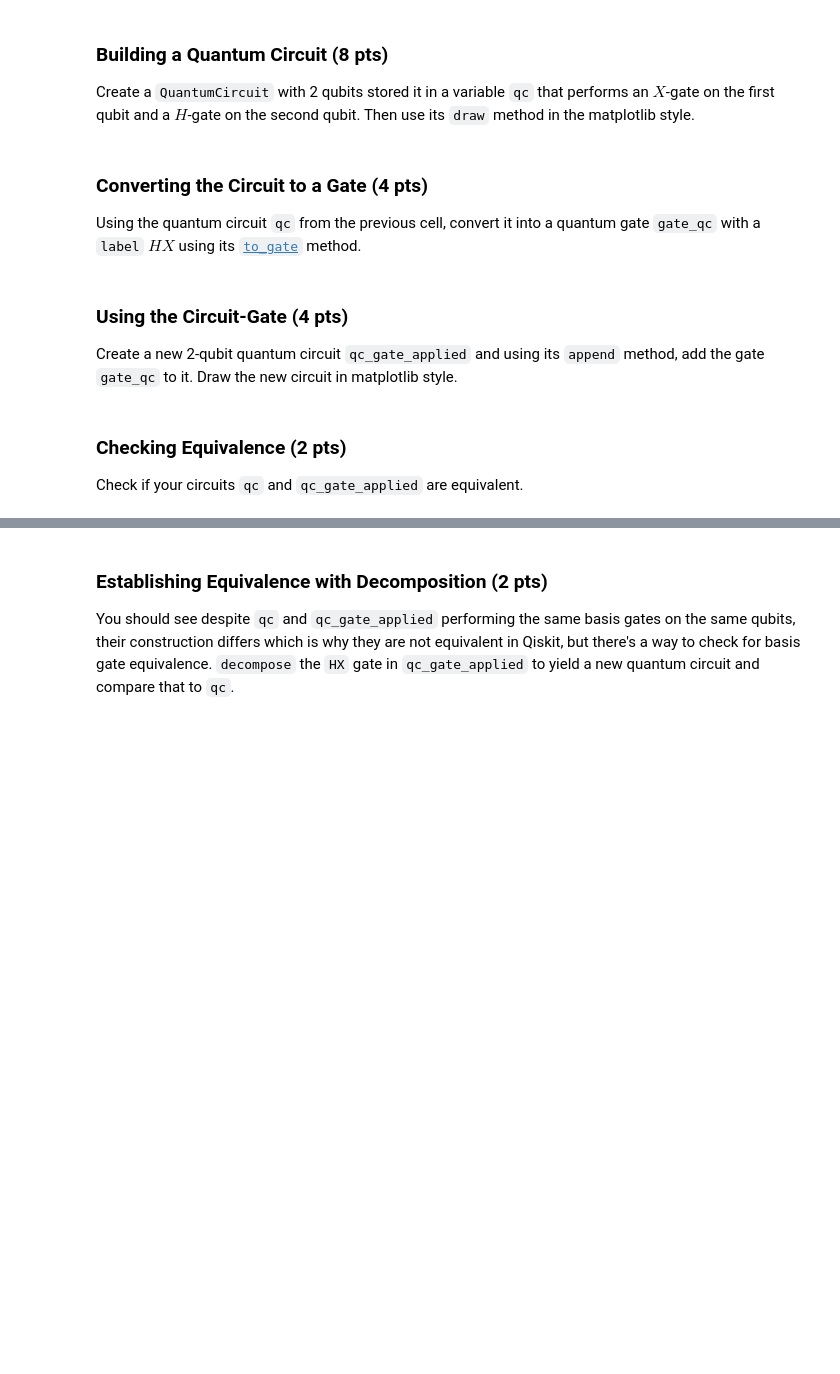
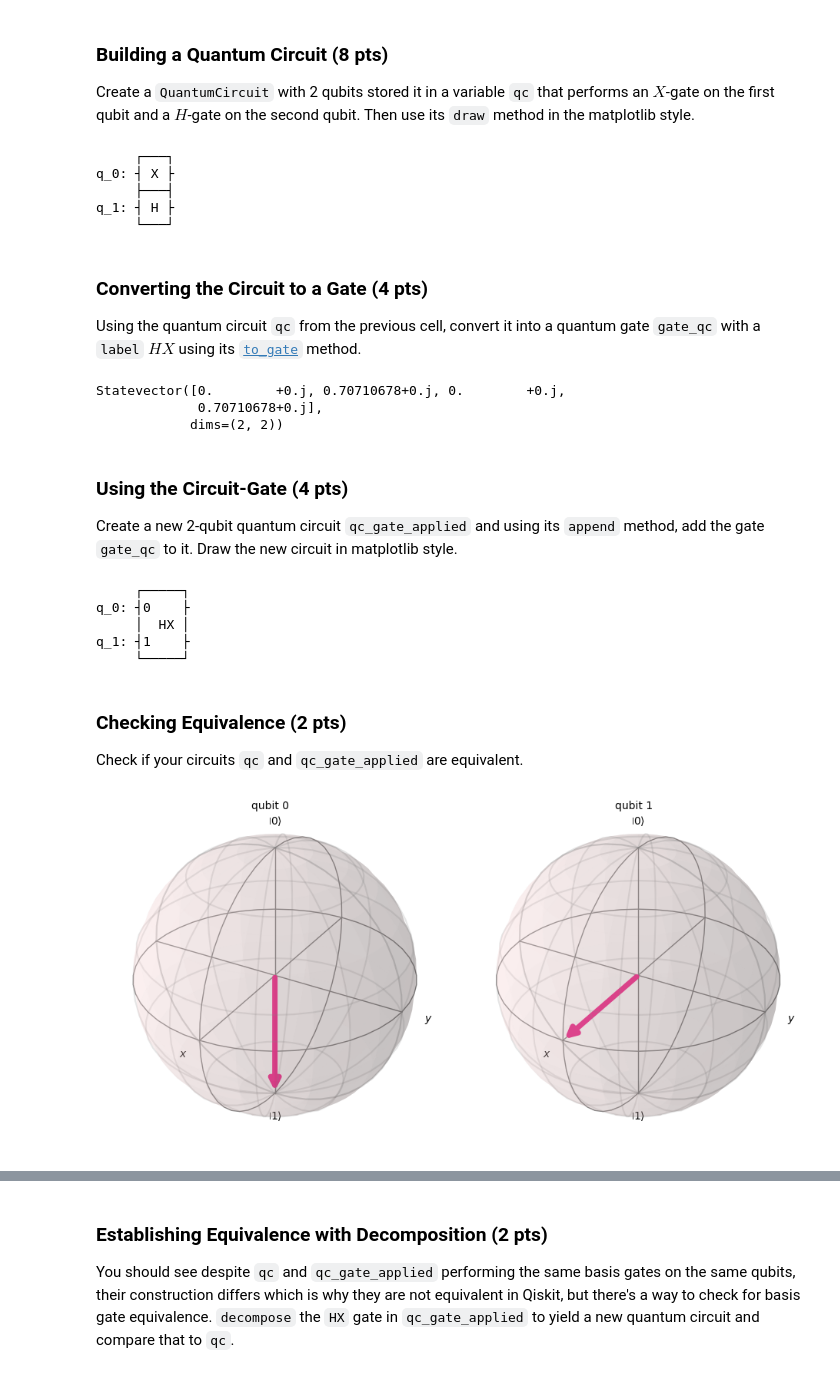
Before and after one commit to lilplatypus8/wsu-schoolwork, a Jupyter notebook: Spring-2026/Quantum-Gates-Homework/Quantum Gates Homework.ipynb, the cells around one changed output, grey strips where cells are left out. Saved outputs shown, nothing was run; the diff lists cells and outputs as text; code cells hidden in the pictures; blank space fills up the shorter version.

```diff
--- a/Spring-2026/Quantum-Gates-Homework/Quantum Gates Homework.ipynb
+++ b/Spring-2026/Quantum-Gates-Homework/Quantum Gates Homework.ipynb
@@ -411,6 +434,16 @@ You will create [`QuantumCircuit`](https://docs.quantum.ibm.com/api/qiskit/qiski
 Create a `QuantumCircuit` with 2 qubits stored it in a variable `qc` that performs an $X$-gate on the first qubit and a $H$-gate on the second qubit. Then use its `draw` method in the matplotlib style.
 # %%
 # YOUR CODE BELOW
+qc = QuantumCircuit(2)
+qc.x(0)
+qc.h(1)
+qc.draw()
+# %% [output]
+     ┌───┐
+q_0: ┤ X ├
+     ├───┤
+q_1: ┤ H ├
+     └───┘
 # %% [markdown]
 ### Converting the Circuit to a Gate (4 pts)
 Using the quantum circuit `qc` from the previous cell, convert it into a quantum gate `gate_qc` with a `label` $HX$ using its [`to_gate`](https://docs.quantum.ibm.com/api/qiskit/qiskit.circuit.QuantumCircuit#to_gate) method.
@@ -419,10 +453,38 @@ Using the quantum circuit `qc` from the previous cell, convert it into a quantum
+# %%
+# Test code
+newQC = QuantumCircuit(2)
+newSV = Statevector(newQC)
+newSV.evolve(gate_qc)
+# %% [output]
+Statevector([0.        +0.j, 0.70710678+0.j, 0.        +0.j,
+             0.70710678+0.j],
+            dims=(2, 2))
 # %% [markdown]
 ### Using the Circuit-Gate (4 pts)
 Create a new 2-qubit quantum circuit `qc_gate_applied` and using its `append` method, add the gate `gate_qc` to it. Draw the new circuit in matplotlib style.
 # %%
 # YOUR CODE BELOW
+# Create circuit
+qc_gate_applied = QuantumCircuit(2)
+# Append gate to both qubits of circuit
+qc_gate_applied.append(gate_qc, [0, 1])
+qc_gate_applied.draw()
+# %% [output]
+     ┌─────┐
+q_0: ┤0    ├
+     │  HX │
+q_1: ┤1    ├
+     └─────┘
 # %% [markdown]
 ### Checking Equivalence (2 pts)
 Check if your circuits `qc` and `qc_gate_applied` are equivalent.
 # %%
 # YOUR CODE BELOW
+sv_qc = Statevector(qc)
+sv_qc_applied = Statevector(qc_gate_applied)
+assert np.allclose(sv_qc, sv_qc_applied)
+# %%
+# Extra checks by plotting statevector
+plot_bloch_multivector(sv_qc)
+# %% [output]
+[figure, added]
```
Also changed, not shown: parts of 13 cells of this notebook, 2 other files.
